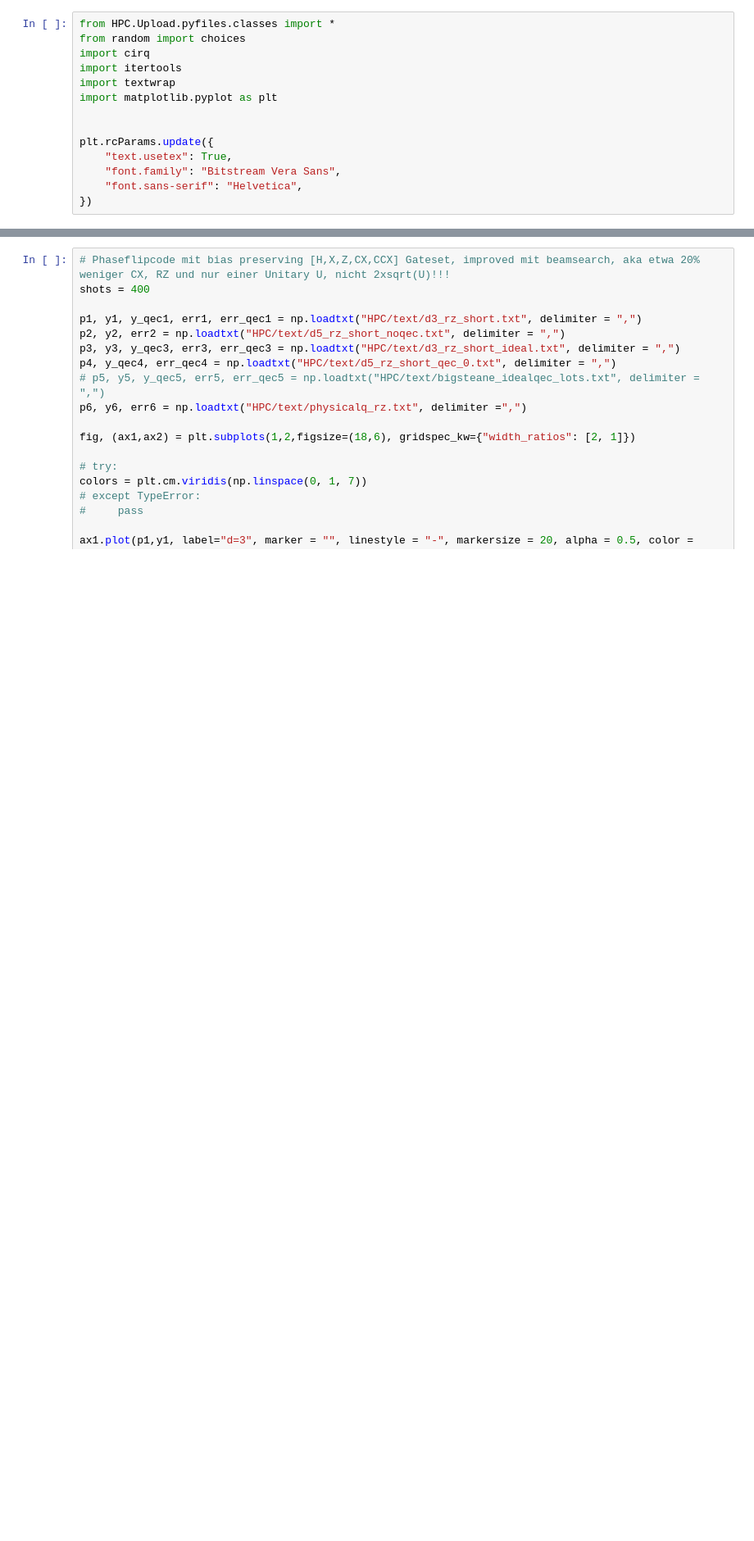
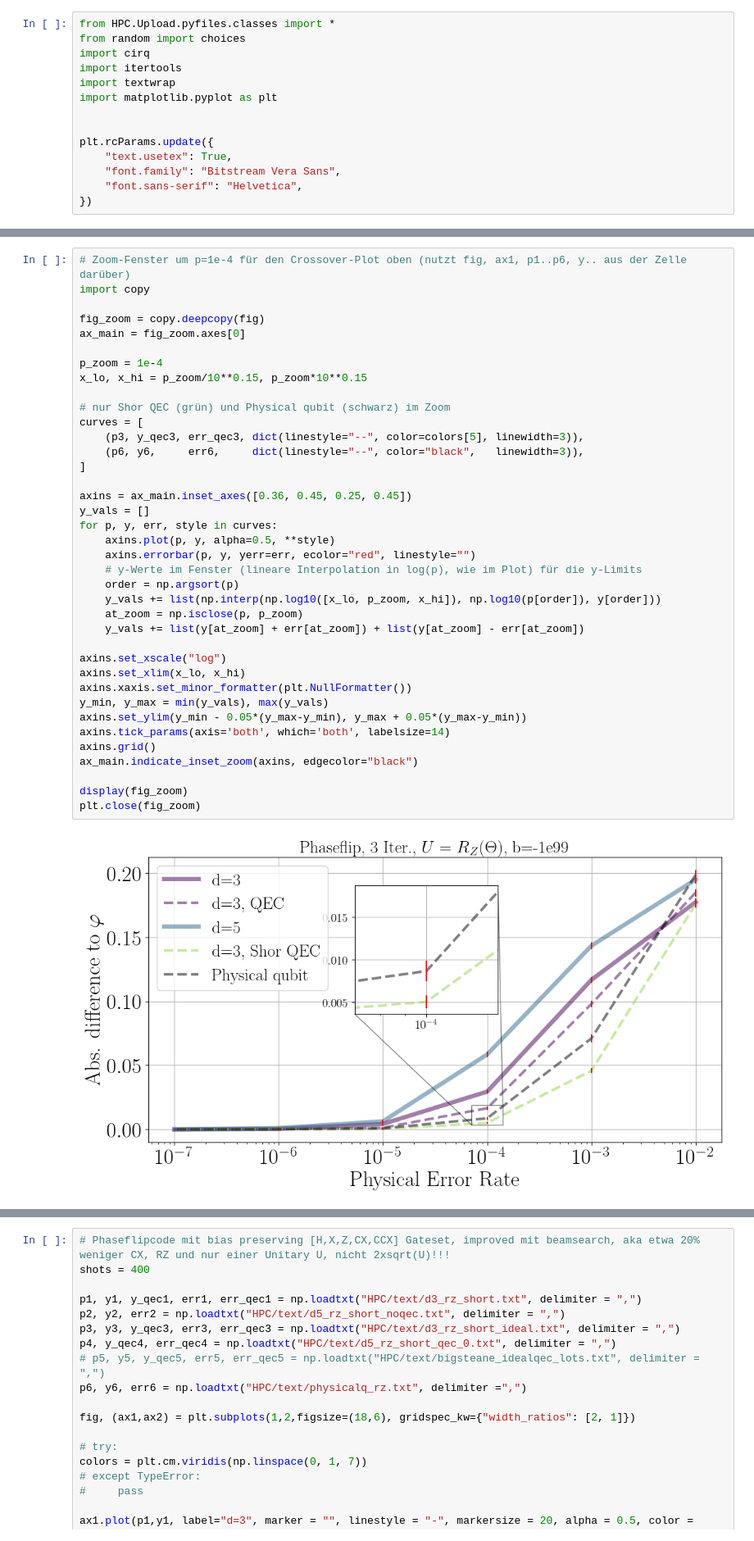
Before and after one commit to RicemanBoy/iqpe, a Jupyter notebook: repcode.ipynb, the cells around one changed output, grey strips where cells are left out. Shown at 82% size. Cells and saved outputs as stored; diff of their text form; blank space fills up the shorter version.

```diff
--- a/repcode.ipynb
+++ b/repcode.ipynb
@@ -69,3 +68,43 @@ ax1.set_xscale("log")#, ax1.set_yscale("log")
 plt.show()
 # %% [output]
 [figure]
+# %%
+# Zoom-Fenster um p=1e-4 für den Crossover-Plot oben (nutzt fig, ax1, p1..p6, y.. aus der Zelle darüber)
+import copy
+
+fig_zoom = copy.deepcopy(fig)
+ax_main = fig_zoom.axes[0]
+
+p_zoom = 1e-4
+x_lo, x_hi = p_zoom/10**0.15, p_zoom*10**0.15
+
+# nur Shor QEC (grün) und Physical qubit (schwarz) im Zoom
+curves = [
+    (p3, y_qec3, err_qec3, dict(linestyle="--", color=colors[5], linewidth=3)),
+    (p6, y6,     err6,     dict(linestyle="--", color="black",   linewidth=3)),
+]
+
+axins = ax_main.inset_axes([0.36, 0.45, 0.25, 0.45])
+y_vals = []
+for p, y, err, style in curves:
+    axins.plot(p, y, alpha=0.5, **style)
+    axins.errorbar(p, y, yerr=err, ecolor="red", linestyle="")
+    # y-Werte im Fenster (lineare Interpolation in log(p), wie im Plot) für die y-Limits
+    order = np.argsort(p)
+    y_vals += list(np.interp(np.log10([x_lo, p_zoom, x_hi]), np.log10(p[order]), y[order]))
+    at_zoom = np.isclose(p, p_zoom)
+    y_vals += list(y[at_zoom] + err[at_zoom]) + list(y[at_zoom] - err[at_zoom])
+
+axins.set_xscale("log")
+axins.set_xlim(x_lo, x_hi)
+axins.xaxis.set_minor_formatter(plt.NullFormatter())
+y_min, y_max = min(y_vals), max(y_vals)
+axins.set_ylim(y_min - 0.05*(y_max-y_min), y_max + 0.05*(y_max-y_min))
+axins.tick_params(axis='both', which='both', labelsize=14)
+axins.grid()
+ax_main.indicate_inset_zoom(axins, edgecolor="black")
+
+display(fig_zoom)
+plt.close(fig_zoom)
+# %% [output]
+[figure, added]
```
Also changed, not shown: parts of 2 cells of this notebook, 2 other files.
